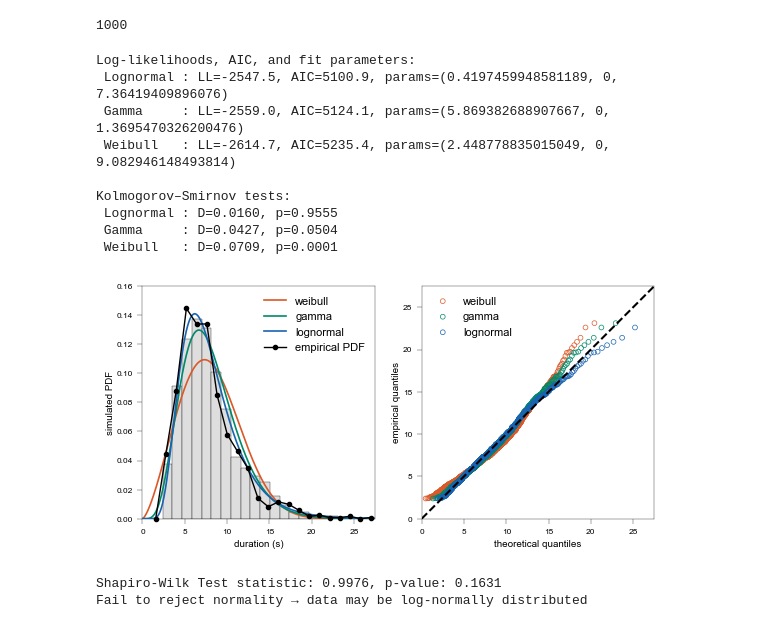
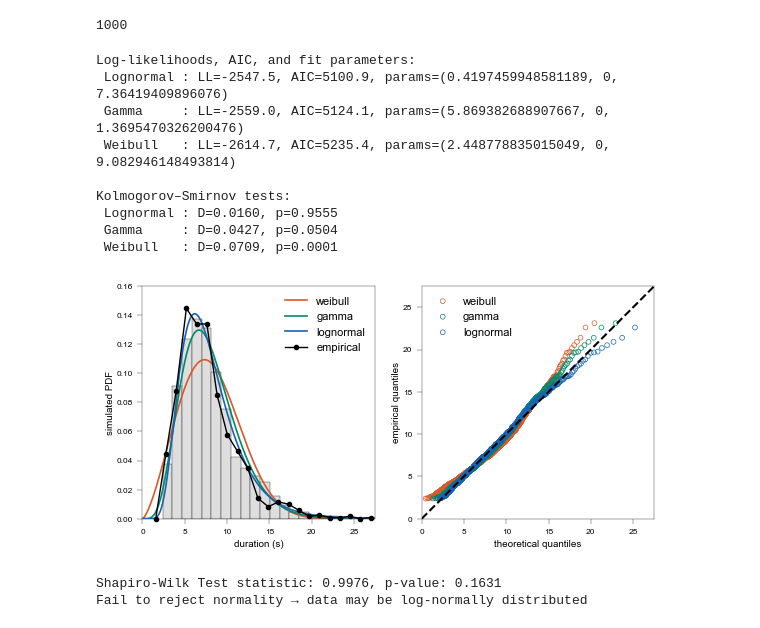
Before and after one commit to EPFL-ENAC/LUTS-pneuma-simulator, a Jupyter notebook: notebooks/discrete.ipynb, the cells around one changed output. Cells and saved outputs as stored; diff of their text form; code cells hidden in the pictures.

```diff
--- a/notebooks/discrete.ipynb
+++ b/notebooks/discrete.ipynb
@@ -841,7 +844,7 @@ phi_constraint = solve_phi_constraint(
 )
 print(phi_constraint)
 if phi_constraint:
-    dt_constraint = delta_t_PET_ell_check(phi_constraint, W, s, w, x_check, v_check, x_check_ell_check, v_ell_check)
+    dt_constraint = compute_Dt_ell_check(phi_constraint, W, s, w, x_check, v_check, x_check_ell_check, v_ell_check)
     constraints.append((phi_constraint, dt_constraint))
 constraints
 # %% [output]
@@ -2277,14 +2276,14 @@ for _ in trange(epochs):
     _, S_phi_min, Dx_phi_min = geom(phi_min, W)
     Dt_0_phi_min = 2 * S_phi_min / (v0 + v_check)
     Dt_max_phi_min = S_phi_min / v_check
-    Dt_f_phi_min = delta_t_PET_f_hat(phi_min, W, s, w, x_check, v_check, x_f, v_f, lam_f, v0_f, s0_f)
+    Dt_f_phi_min = compute_Dt_f(phi_min, W, s, w, x_check, v_check, x_f, v_f, lam_f, v0_f, s0_f)
     args_phi_min = (S_phi_min, Dx_phi_min, x_check, v_check, x_check_ell_hat, v_ell_hat, lam, v0, s0)
     Dt_ell_phi_min = solve_nonlinear(*args_phi_min)
     # phi_max analysis
     _, S_phi_max, Dx_phi_max = geom(phi_max, W)
     Dt_0_phi_max = 2 * S_phi_max / (v0 + v_check)
     Dt_max_phi_max = S_phi_max / v_check
-    Dt_f_phi_max = delta_t_PET_f_hat(phi_max, W, s, w, x_check, v_check, x_f, v_f, lam_f, v0_f, s0_f)
+    Dt_f_phi_max = compute_Dt_f(phi_max, W, s, w, x_check, v_check, x_f, v_f, lam_f, v0_f, s0_f)
     args_phi_max = (S_phi_max, Dx_phi_max, x_check, v_check, x_check_ell_hat, v_ell_hat, lam, v0, s0)
     Dt_ell_phi_max = solve_nonlinear(*args_phi_max)
     constraints = []
@@ -2306,7 +2305,7 @@ for _ in trange(epochs):
     )
     if phi_constraint:
         # print(phi_constraint)
-        dt_constraint = delta_t_PET_ell_check(phi_constraint, W, s, w, x_check, v_check, x_check_ell_check, v_ell_check)
+        dt_constraint = compute_Dt_ell_check(phi_constraint, W, s, w, x_check, v_check, x_check_ell_check, v_ell_check)
         constraints.append((phi_constraint, dt_constraint))
     constraint = None
     if len(constraints) == 1:
@@ -2333,7 +2332,7 @@ for _ in trange(epochs):
         n_scan=10,
         xtol=1e-16,
     )
-    # Decision logic based on numbe"r of solutions
+    # Decision logic based on number of solutions
     if len(solutions) == 2:
         print("✅ 2 solutions exist.")
         phi_low, phi_high = solutions[0][0], solutions[-1][0]
@@ -2374,23 +2373,23 @@ for _ in trange(epochs):
         Dt_0 = 2 * S / (v0 + v_check)
         Dt_max = S / v_check
         # Solve both bounds
-        Dt_f = delta_t_PET_f_hat(phi_star, W, s, w, x_check, v_check, x_f, v_f, lam_f, v0_f, s0_f)
+        Dt_f = compute_Dt_f(phi_star, W, s, w, x_check, v_check, x_f, v_f, lam_f, v0_f, s0_f)
         args = (S, Dx, x_check, v_check, x_check_ell_hat, v_ell_hat, lam, v0, s0)
-        Dt_ell = solve_nonlinear(*args)
-        Dt_ell_check = delta_t_PET_ell_check(phi_star, W, s, w, x_check, v_check, x_check_ell_check, v_ell_check)
+        Dt_ell_hat = solve_nonlinear(*args)
+        Dt_ell_check = compute_Dt_ell_check(phi_star, W, s, w, x_check, v_check, x_check_ell_check, v_ell_check)
         if verbose:
             print("----------------------------------------------------")
-            print(f"Dt_0={Dt_0:.2f}s  Dt_ell={Dt_ell:.2f}s  Dt_f={Dt_f:.2f}s  Dt_max={Dt_max:.2f}s")
+            print(f"Dt_0={Dt_0:.2f}s  Dt_ell_hat={Dt_ell_hat:.2f}s  Dt_f={Dt_f:.2f}s  Dt_max={Dt_max:.2f}s")
         theta_star = -sign(y_check) * phi_star
         # Time duration of maneuver
-        if Dt_ell < Dt_max:
-            if Dt_ell < Dt_f:
+        if Dt_ell_hat < Dt_max:
+            if Dt_ell_hat < Dt_f:
                 if abs(Dt_ell_check) < 1e15:
 
                     try:
-                        Dt = rng.uniform(max(Dt_ell, Dt_ell_check), Dt_f)
+                        Dt = rng.uniform(max(Dt_ell_hat, Dt_ell_check), Dt_f)
                     except:
-                        print(f"⚠️ {Dt_ell,Dt_ell_check, Dt_f}")
+                        print(f"⚠️ {Dt_ell_hat,Dt_ell_check, Dt_f}")
                         print(
                             (
                                 x_check,
@@ -2415,7 +2414,7 @@ for _ in trange(epochs):
                     continue
             else:
                 print("something weird happened")
-                Dt = geometric_mean([Dt_ell, Dt_f])
+                Dt = geometric_mean([Dt_ell_hat, Dt_f])
             x_hat = x_check + Dx
             # terminal y position
             y_hat = -y_check
@@ -2527,42 +2526,42 @@ bin_centers = edges[1:]
 # Plot histogram curve
 hist_line = ax_hist.plot(
     bin_centers,
     counts,
     marker="o",
     linestyle="-",
     lw=1,
     color='k',
     markersize=3,
     clip_on=False,
     zorder=20,
-    label="empirical PDF",     # <-- NEW LABEL HERE
+    label="empirical",     # <-- NEW LABEL HERE
 )[0]
 
 # --- Combine old + new legend entries ---
 # Get existing handles/labels from analyze_distributions
 handles, labels = ax_hist.get_legend_handles_labels()
 
 ax_hist.legend(handles, labels,frameon=False, fontsize=8, loc="upper right")  # choose any location
 
-plt.savefig(
-    "./output/sketches/lc_duration_fit_sim.pdf",
-    format="pdf",
-    transparent=True,
-    bbox_inches="tight",
-    pad_inches=0.01,
-)
+#plt.savefig(
+#    "./output/sketches/lc_duration_fit_sim_validated.pdf",
+#    format="pdf",
+#    transparent=True,
+#    bbox_inches="tight",
+#    pad_inches=0.01,
+#)
 plt.show()
 # %% [output]
 Log-likelihoods, AIC, and fit parameters:
  Lognormal : LL=-2547.5, AIC=5100.9, params=(0.4197459948581189, 0, 7.36419409896076)
  Gamma     : LL=-2559.0, AIC=5124.1, params=(5.869382688907667, 0, 1.3695470326200476)
  Weibull   : LL=-2614.7, AIC=5235.4, params=(2.448778835015049, 0, 9.082946148493814)
 
 Kolmogorov–Smirnov tests:
  Lognormal : D=0.0160, p=0.9555
  Gamma     : D=0.0427, p=0.0504
  Weibull   : D=0.0709, p=0.0001
-[figure, old version]
+[figure, new version]
 # %%
 def qqplot_log_normality(values):
     """
```
Also changed, not shown: parts of 16 cells of this notebook.
